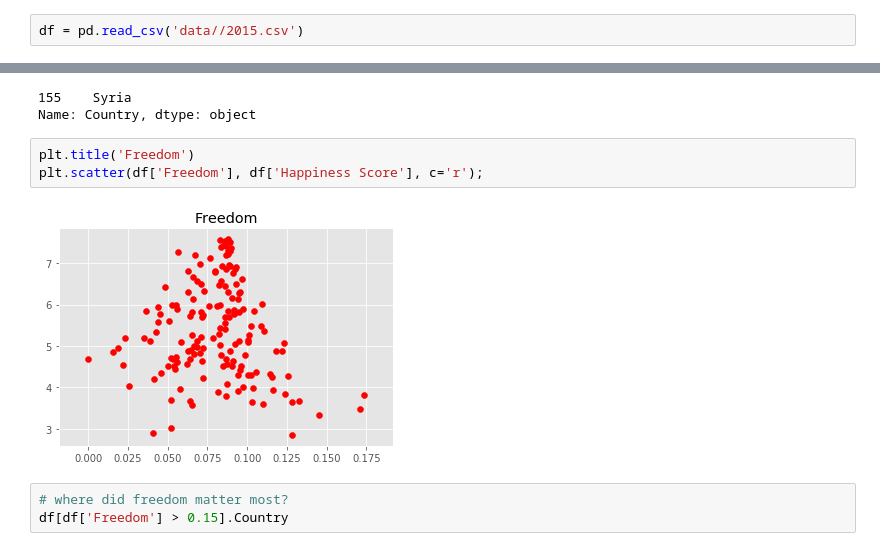
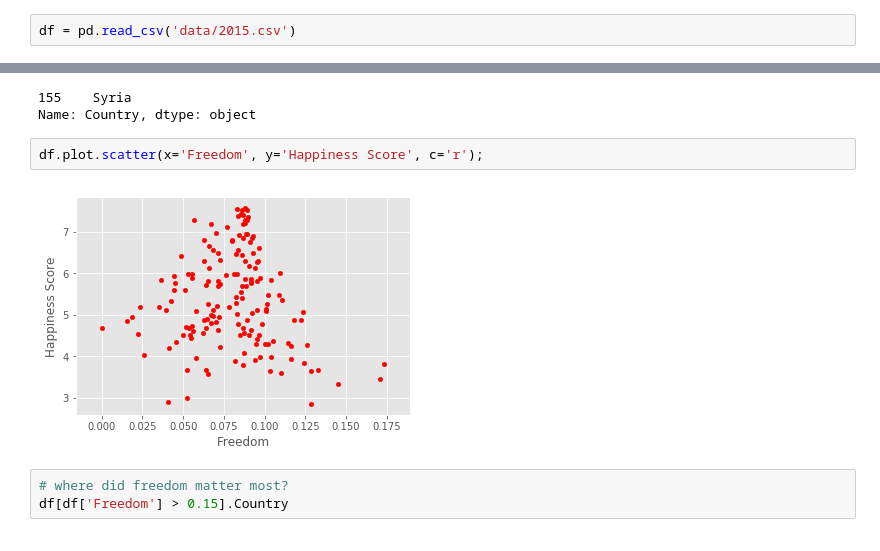
Before and after one commit to neil-ash/Kaggle, a Jupyter notebook: World_Happiness/World_Happiness_Exploration.ipynb, the cells around one changed output, grey strips where cells are left out. Drawn from its saved outputs; the diff is of its cells as text.

```diff
--- a/World_Happiness/World_Happiness_Exploration.ipynb
+++ b/World_Happiness/World_Happiness_Exploration.ipynb
@@ -18,7 +18,7 @@ import seaborn as sns
 import matplotlib.pyplot as plt
 import matplotlib.style; matplotlib.style.use('ggplot')
 # %%
-df = pd.read_csv('data//2015.csv')
+df = pd.read_csv('data/2015.csv')
 # %%
 # happy countries
 df.head()
@@ -116,10 +116,9 @@ df[df['Health (Life Expectancy)'] > 0.20].Country
 155    Syria
 Name: Country, dtype: object
 # %%
-plt.title('Freedom')
-plt.scatter(df['Freedom'], df['Happiness Score'], c='r');
+df.plot.scatter(x='Freedom', y='Happiness Score', c='r');
 # %% [output]
-[figure, old version]
+[figure, new version]
 # %%
 # where did freedom matter most?
 df[df['Freedom'] > 0.15].Country
```
Also changed, not shown: parts of 29 cells of this notebook.
